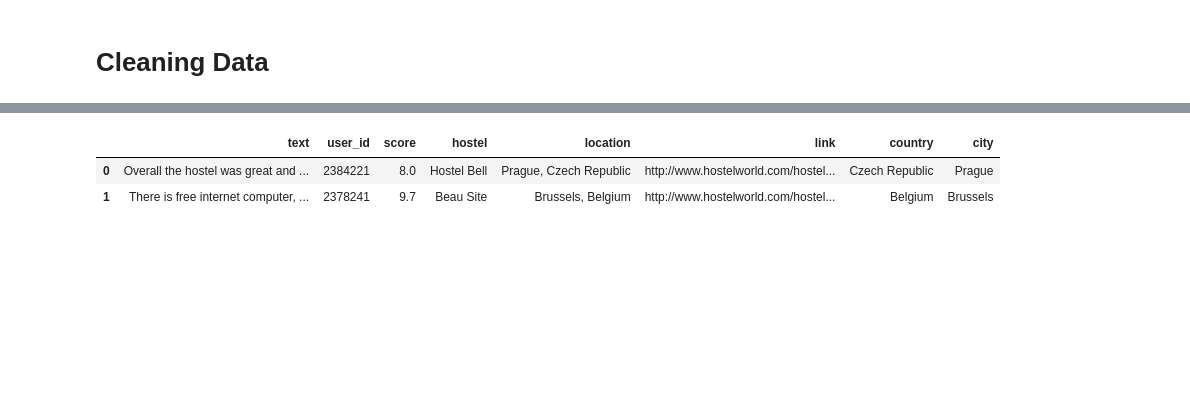
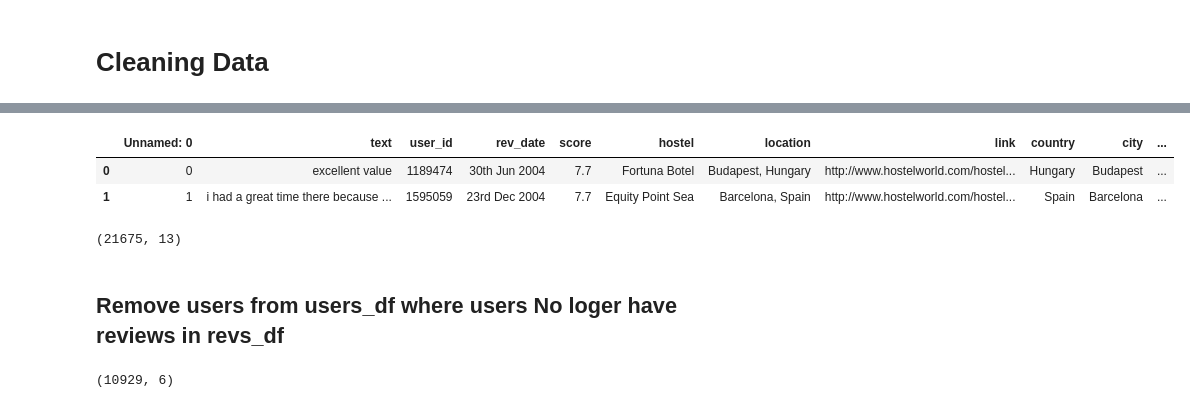
Before and after one commit to caitlinmowdy/DSI-SF-2-caitlinmowdy, a Jupyter notebook: capstone-hostelworld/code/Clean Data.ipynb, the cells around one changed output, grey strips where cells are left out. Saved outputs shown, nothing was run; the diff lists cells and outputs as text; code cells hidden in the pictures; blank space fills up the shorter version.

```diff
--- a/capstone-hostelworld/code/Clean Data.ipynb
+++ b/capstone-hostelworld/code/Clean Data.ipynb
@@ -140,11 +170,58 @@ del revs_df['Unnamed: 0']
+# %%
+# split location
+
+revs_df['country'] = [a.split(",")[1] for a in revs_df.location]
+revs_df['city'] = [a.split(",")[0] for a in revs_df.location]
+del revs_df['Unnamed: 0.1']
+
+# split rev_date inot dat month and year
+
+revs_df['day'] = [int(d.split(' ')[1].replace('th','').replace('rd','').replace('st','').replace('nd','')) for d in revs_df.rev_date]
+revs_df['month'] = [d.split(' ')[2] for d in revs_df.rev_date]
+revs_df['year'] = [int(d.split(' ')[3]) for d in revs_df.rev_date]
+
+def month_converter(month):
+    months = ['Jan', 'Feb', 'Mar', 'Apr', 'May', 'Jun', 'Jul', 'Aug', 'Sep', 'Oct', 'Nov', 'Dec']
+    return months.index(month) + 1
+
+revs_df['month'] = revs_df['month'].map(month_converter)
+
+#make rev text all lower case and remove special characters
+revs_df.text = [x.lower() for x in revs_df.text]
+revs_df.text = revs_df['text'].map(no_sc)
+# %%
+# def to detect if text is english
+
+def isEnglish(s):
+    try:
+        s.decode('ascii')
+    except UnicodeDecodeError:
+        return False
+    else:
+        return True
+
+# collect index where rev text is not english
+
+index_nE = []
+for i,t in enumerate(revs_df.text):
+    if isEnglish(t) == False:
+        index_nE.append(i)
+# %%
+revs_en =[i for i in revs_df.index if i not in index_nE]
+revs_df_en = revs_df.loc[revs_df.index.isin(revs_en)].reset_index()
+del revs_df_en['index']
 # %%
 # look at cleaned revs_df
 
-revs_df.head(2)
+revs_df_en.head(2)
 # %% [output]
-|  | text | user_id | score | hostel | location | link | country | city |
-| 0 | Overall the hostel was great and ... | 2384221 | 8.0 | Hostel Bell | Prague, Czech Republic | http://www.hostelworld.com/hostel... | Czech Republic | Prague |
-| 1 | There is free internet computer, ... | 2378241 | 9.7 | Beau Site | Brussels, Belgium | http://www.hostelworld.com/hostel... | Belgium | Brussels |
+|  | Unnamed: 0 | text | user_id | rev_date | score | hostel | location | link | country | city | ... |
+| 0 | 0 | excellent value | 1189474 | 30th Jun 2004 | 7.7 | Fortuna Botel | Budapest, Hungary | http://www.hostelworld.com/hostel... | Hungary | Budapest | ... |
+| 1 | 1 | i had a great time there because ... | 1595059 | 23rd Dec 2004 | 7.7 | Equity Point Sea | Barcelona, Spain | http://www.hostelworld.com/hostel... | Spain | Barcelona | ... |
+# %%
+revs_df_en.shape
+# %% [output]
+(21675, 13)
 # %%
 # save cleaned revs
 
@@ -151,0 +229,2 @@ revs_df.to_csv(path_or_buf='/Users/caitlinmowdy/Desktop/DSI-SF-2-caitlinmowdy/ca
+# %% [markdown]
+## Remove users from users_df where users No loger have reviews in revs_df
@@ -151,0 +235,4 @@ revs_df.to_csv(path_or_buf='/Users/caitlinmowdy/Desktop/DSI-SF-2-caitlinmowdy/ca
+# %%
+users_df_en.shape
+# %% [output]
+(10929, 6)
```
Also changed, not shown: parts of 29 cells of this notebook, 27 other files.
